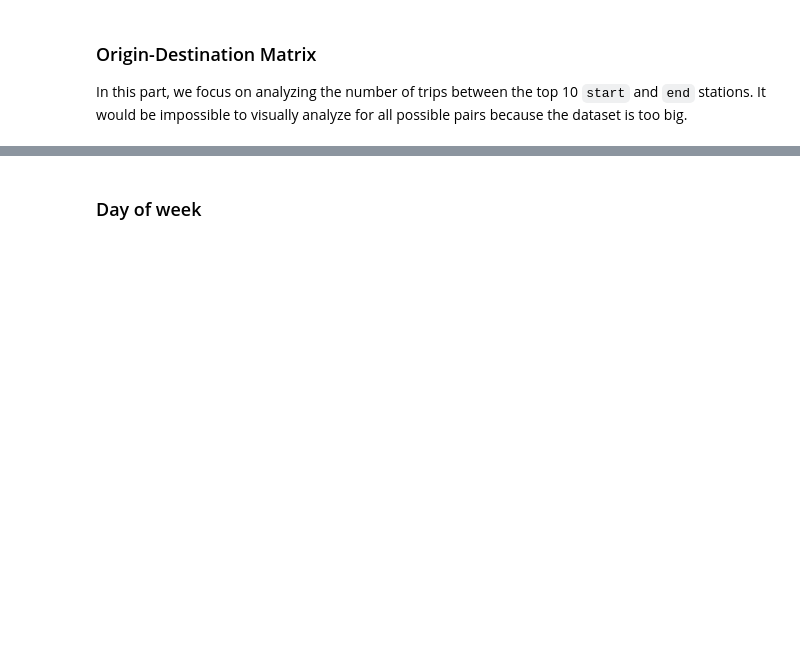
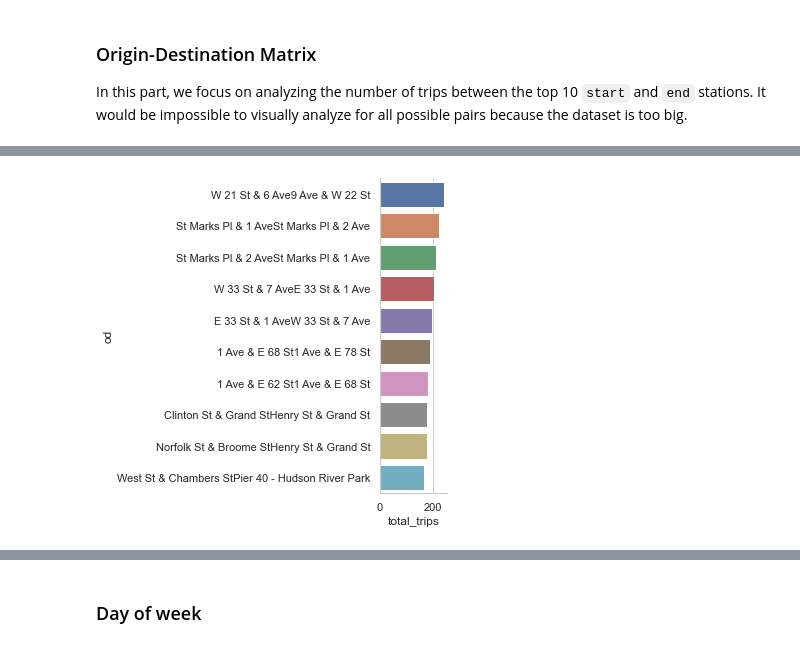
Before and after one commit to francheska-vicente/datapre-notebooks, a Jupyter notebook: 05 - EDA-inclass.ipynb, the cells around one changed output, grey strips where cells are left out. Saved outputs shown, nothing was run; the diff lists cells and outputs as text; code cells hidden in the pictures; blank space fills up the shorter version.

```diff
--- a/05 - EDA-inclass.ipynb
+++ b/05 - EDA-inclass.ipynb
@@ -411,0 +552,8 @@ od_heatmap = sns.heatmap(od_matrix, cmap="YlOrRd", annot=True, fmt="d")
+# %%
+od_trips['od'] = od_trips ['start'] + od_trips ['end']
+od_trips
+od_rank_plot = sns.catplot(y="od", x="total_trips", orient="h", kind="bar", data=od_trips.nlargest(10, "total_trips"))
+
+# -> We can see that it is smaller.
+# %% [output]
+[figure, added]
```
Also changed, not shown: parts of 29 cells of this notebook.
